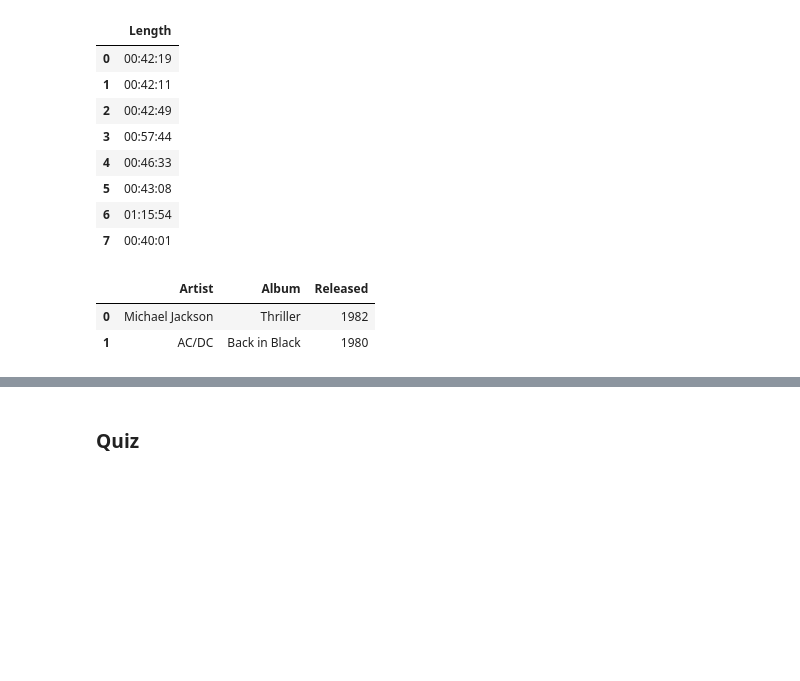
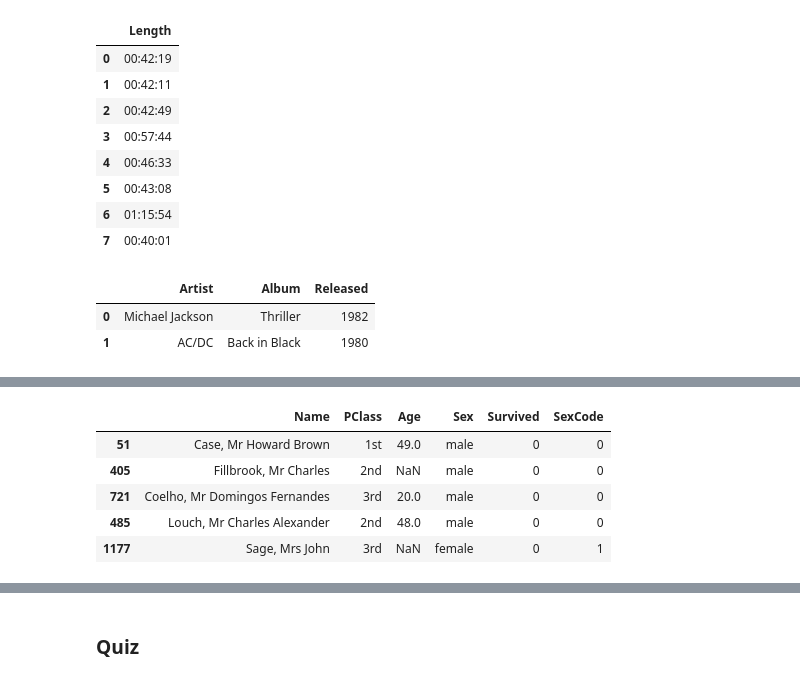
Before and after one commit to sparsh-ai/recohut, a Jupyter notebook: 01-foundations/language/python/intermediate.ipynb, the cells around one changed output, grey strips where cells are left out. Saved outputs shown, nothing was run; the diff lists cells and outputs as text; code cells hidden in the pictures; blank space fills up the shorter version.

```diff
--- a/01-foundations/language/python/intermediate.ipynb
+++ b/01-foundations/language/python/intermediate.ipynb
@@ -302,0 +445,10 @@ df.iloc[0:2, 0:3]
+# %%
+#load data, set missing values
+pd.read_csv(path, na_values=[np.nan, 'NONE', -999]).sample(5, random_state=42)
+# %% [output]
+|  | Name | PClass | Age | Sex | Survived | SexCode |
+| 51 | Case, Mr Howard Brown | 1st | 49.0 | male | 0 | 0 |
+| 405 | Fillbrook, Mr Charles | 2nd | NaN | male | 0 | 0 |
+| 721 | Coelho, Mr Domingos Fernandes | 3rd | 20.0 | male | 0 | 0 |
+| 485 | Louch, Mr Charles Alexander | 2nd | 48.0 | male | 0 | 0 |
+| 1177 | Sage, Mrs John | 3rd | NaN | female | 0 | 1 |
```
Also changed, not shown: parts of 39 cells of this notebook, 23 other files.
